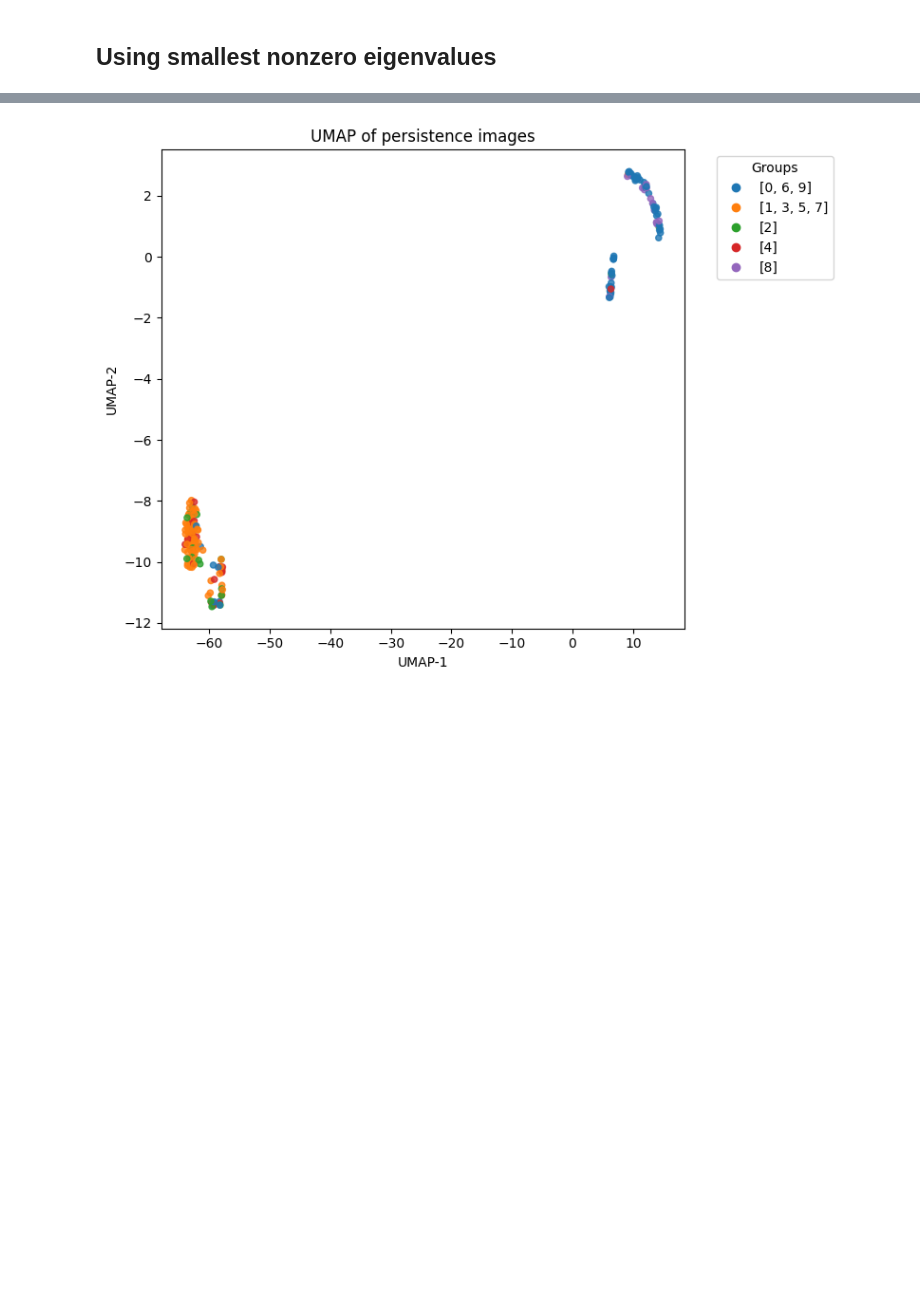
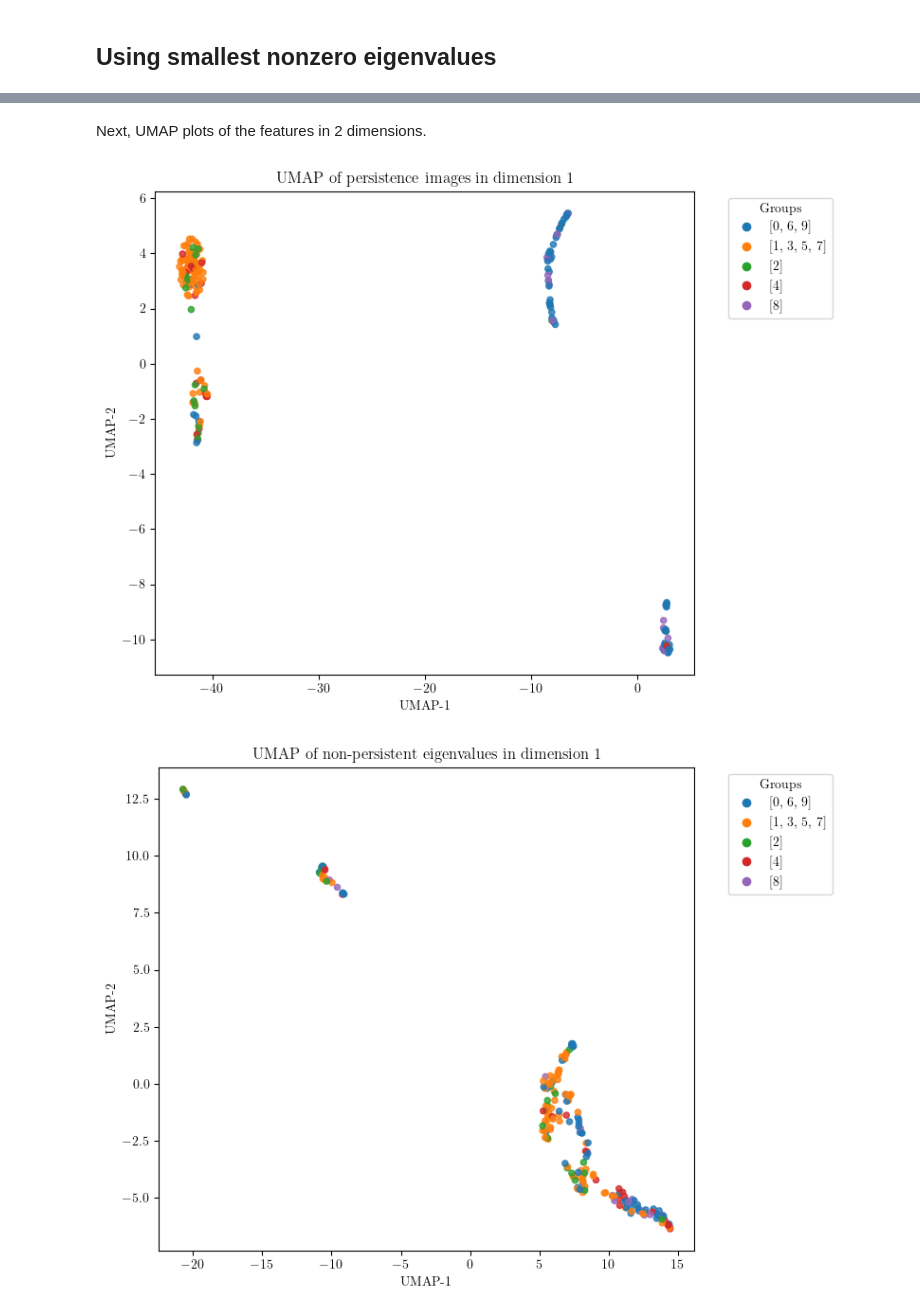
Before and after one commit to mmasque/persistent-laplacians, a Jupyter notebook: notebooks/cubical_complexes.ipynb, the cells around one changed output, grey strips where cells are left out. Cells and saved outputs as stored; diff of their text form; code cells hidden in the pictures; blank space fills up the shorter version.

```diff
--- a/notebooks/cubical_complexes.ipynb
+++ b/notebooks/cubical_complexes.ipynb
@@ -241,8 +233,6 @@ import numpy as np
 
 image = 255.0 - images[1]
 boundary_matrices, boundary_maps_index_dict, subsampled_filtration_indices = get_filtration_data(image, num_indices=10)
-# print(boundary_matrices)
-print(boundary_maps_index_dict)
 result = pl.smallest_eigenvalue(
     boundary_matrices,
     boundary_maps_index_dict,
@@ -289,7 +279,7 @@ for ax, d in zip(axes, dims):
 
     ax.set_xlabel("K")
     ax.set_ylabel("L")
-    ax.set_title(rf'Up Persistent eigenvalues $K \hookrightarrow L$ (dim {d})')
+    ax.set_title(rf'Persistent eigenvalues $K \hookrightarrow L$ (dim {d})')
 
 plt.tight_layout()
 plt.show()
@@ -399,4 +370,4 @@ F1-weight: 0.2959 ± 0.0557 | folds: [0.31463203 0.29998279 0.19938936 0.2934920
 # %%
 dim0_pi_dim1_pi_dim_1_nonpersistent_eigen = concatenate([persistence_image_dim_0, persistence_image_dim_1, get_nonpersistent_eigenvalues_from_image])
-cross_validation_parallel(dim0_pi_dim1_pi_dim_1_nonpersistent_eigen, images_sample, y_sample)
+X_dim1_pi_dim_0_pi_dim_1_nonpersistent_eigen = cross_validation_parallel(dim0_pi_dim1_pi_dim_1_nonpersistent_eigen, images_sample, y_sample)
 # %% [output]
@@ -457,7 +392,7 @@ from sklearn.metrics import confusion_matrix, ConfusionMatrixDisplay
 from sklearn.ensemble import RandomForestClassifier
 import matplotlib.pyplot as plt
 
-def plot_confusion_matrix(X, y_sample):
+def plot_confusion_matrix(X, y_sample, title="Confusion Matrix"):
     # Get out-of-fold predictions
     clf = RandomForestClassifier(n_estimators=100, n_jobs=-1, random_state=42)
     cv = StratifiedKFold(n_splits=5, shuffle=True, random_state=42)
@@ -470,10 +405,10 @@ def plot_confusion_matrix(X, y_sample):
     # Nicely plotted
     disp = ConfusionMatrixDisplay(confusion_matrix=cm, display_labels=np.unique(y_sample))
     disp.plot(cmap="Blues", xticks_rotation=45)
-    plt.title("Confusion matrix")
+    plt.title(title)
     plt.show()
 
     return X
 
-X = plot_confusion_matrix(X_dim1, y_sample)
+_ = plot_confusion_matrix(X_dim1, y_sample, "Confusion matrix of classifier\nwith dim 1 persistence image features")
 # %% [output]
@@ -481,2 +415,0 @@ X = plot_confusion_matrix(X_dim1, y_sample)
-# %%
-X = plot_confusion_matrix(X_dim0_dim1, y_sample)
@@ -506,3 +428,5 @@ array([[2.        , 0.02679298, 0.0244351 , 0.0239464 , 0.01172409],
+# %% [markdown]
+Next, UMAP plots of the features in 2 dimensions.
 # %%
 import numpy as np
 import umap
@@ -513,7 +437,8 @@ from matplotlib.colors import ListedColormap, BoundaryNorm
 def umap_grouped_plot(
     X, labels, groups, group_names=None, scale=False,
     n_neighbors=15, min_dist=0.1, metric="euclidean", random_state=42,
-    show_unknown=True
+    show_unknown=True,
+    title=None
 ):
     # optional scaling
     if scale:
@@ -540,34 +465,37 @@ def umap_grouped_plot(
     colors = [base(i % base.N) for i in range(n_groups)]
     cmap = ListedColormap(colors)
     norm = BoundaryNorm(np.arange(-0.5, n_groups + 0.5, 1), cmap.N)
 
     plt.figure(figsize=(8, 6))
     known = g_ids != -1
     plt.scatter(Z[known, 0], Z[known, 1], c=g_ids[known],
                 cmap=cmap, norm=norm, s=20, alpha=0.8)
 
     # unknowns (labels not in any group)
     if show_unknown and (~known).any():
         plt.scatter(Z[~known, 0], Z[~known, 1], c="lightgray", s=15, alpha=0.6, label="Other")
 
     # legend with exact group colors
     handles, texts = [], []
     for gid in range(n_groups):
         h = plt.Line2D([0], [0], marker='o', linestyle='', markersize=6, color=colors[gid])
         handles.append(h)
         name = group_names[gid] if group_names else str(groups[gid])
         texts.append(name)
     if show_unknown and (~known).any():
         handles.append(plt.Line2D([0], [0], marker='o', linestyle='', markersize=6, color='lightgray'))
         texts.append("Other")
 
     plt.legend(handles, texts, title="Groups", bbox_to_anchor=(1.05, 1), loc="upper left")
-    plt.title("UMAP of persistence images")
+    plt.title(title if title else "UMAP of Persistence Images")
     plt.xlabel("UMAP-1"); plt.ylabel("UMAP-2")
     plt.tight_layout(); plt.show()
     return Z
 
-# Z = umap_grouped_plot([get_raw_pixels(x) for x in images_sample], y_sample, [[x] for x in range(0, 10)])
-Z = umap_grouped_plot(X_dim1, y_sample, [[0, 6, 9], [1, 3, 5, 7], [2], [4], [8]])
+Z_dim1 = umap_grouped_plot(X_dim1, y_sample, [[0, 6, 9], [1, 3, 5, 7], [2], [4], [8]], title="UMAP of persistence images in dimension 1")
+Z_eig_dim1 = umap_grouped_plot(X_eig_dim1, y_sample, [[0, 6, 9], [1, 3, 5, 7], [2], [4], [8]], title="UMAP of non-persistent eigenvalues in dimension 1")
+Z_dim1_pi_dim_1_nonpersistent_eigen = umap_grouped_plot(X_dim1_pi_dim_1_nonpersistent_eigen, y_sample, [[0, 6, 9], [1, 3, 5, 7], [2], [4], [8]], title="UMAP of persistence images in dimension 1\n + non-persistent eigenvalues in dimension 1")
+Z_dim1_pi_dim_0_pi_dim_1_nonpersistent_eigen = umap_grouped_plot(X_dim1_pi_dim_0_pi_dim_1_nonpersistent_eigen, y_sample, [[0, 6, 9], [1, 3, 5, 7], [2], [4], [8]], title="UMAP of persistence images in dimensions 0 and 1\n + non-persistent eigenvalues in dimension 1")
 # %% [output]
-[figure, old version]
+[figure, new version]
+[figure, added]
```
Also changed, not shown: parts of 51 cells of this notebook, 2 other files.
